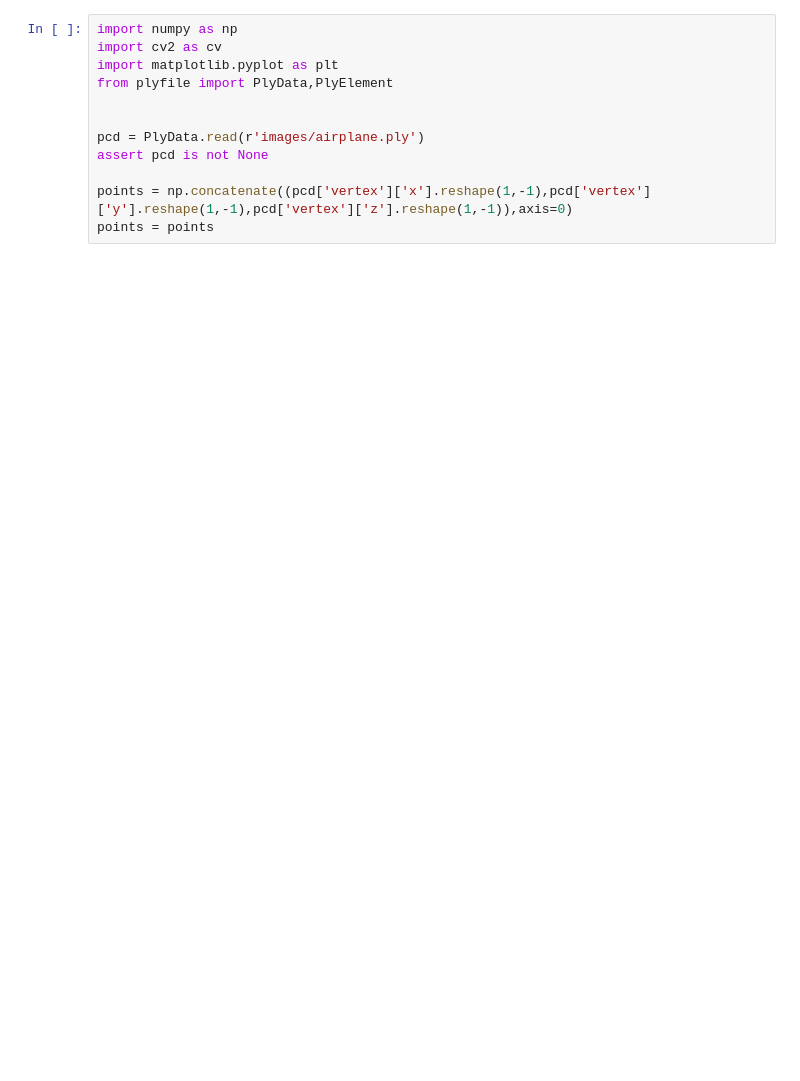
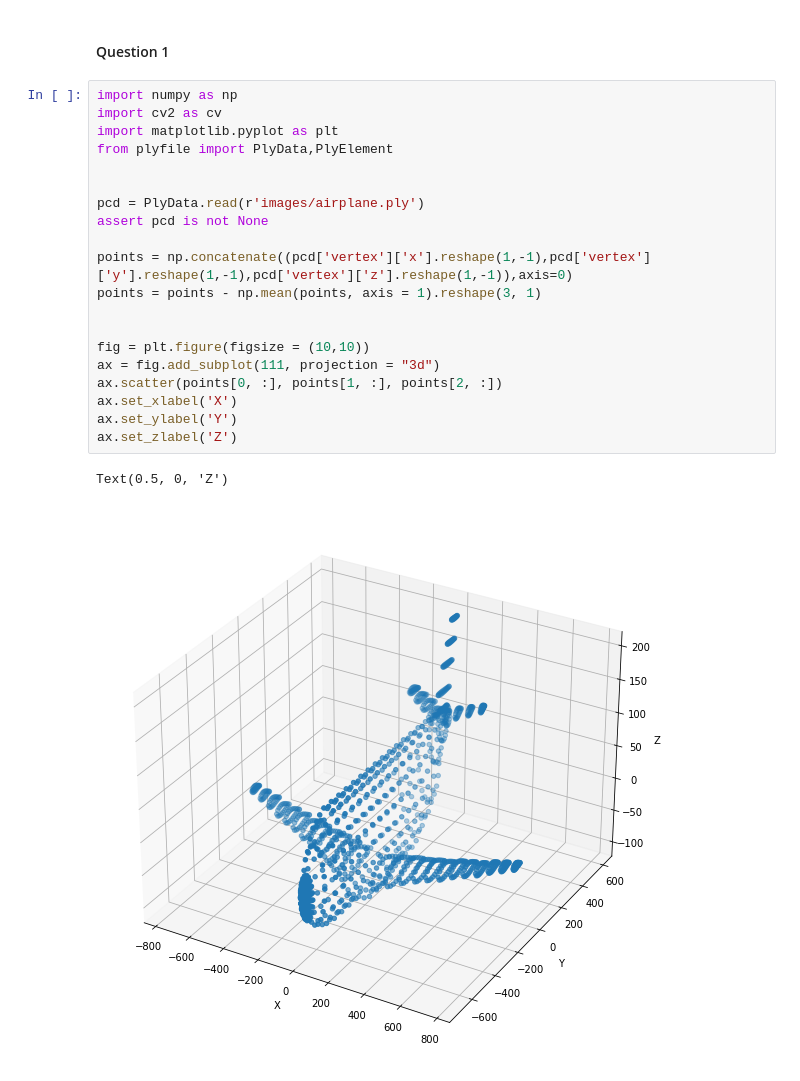
Before and after one commit to Pasindu-Manodara/Image-Processing-Home-Work-Exercise, a Jupyter notebook: Exercise_7/EX7_190095C.ipynb, the cells around one changed output. Saved outputs shown, nothing was run; the diff lists cells and outputs as text; blank space fills up the shorter version.

```diff
--- a/Exercise_7/EX7_190095C.ipynb
+++ b/Exercise_7/EX7_190095C.ipynb
@@ -1,15 +5,28 @@
+# %% [markdown]
+#### Question 1
 # %%
 import numpy as np
 import cv2 as cv
 import matplotlib.pyplot as plt
 from plyfile import PlyData,PlyElement
 
 
 pcd = PlyData.read(r'images/airplane.ply')
 assert pcd is not None
 
 points = np.concatenate((pcd['vertex']['x'].reshape(1,-1),pcd['vertex']['y'].reshape(1,-1),pcd['vertex']['z'].reshape(1,-1)),axis=0)
-points = points
+points = points - np.mean(points, axis = 1).reshape(3, 1)
+
+
+fig = plt.figure(figsize = (10,10))
+ax = fig.add_subplot(111, projection = "3d")
+ax.scatter(points[0, :], points[1, :], points[2, :])
+ax.set_xlabel('X')
+ax.set_ylabel('Y')
+ax.set_zlabel('Z')
+# %% [output]
+Text(0.5, 0, 'Z')
+[figure, added]
 # %%
 ones =np.ones((1,points.shape[1]))
 X = np.concatenate((points,ones),axis = 0)
```
Also changed, not shown: parts of 6 cells of this notebook.
